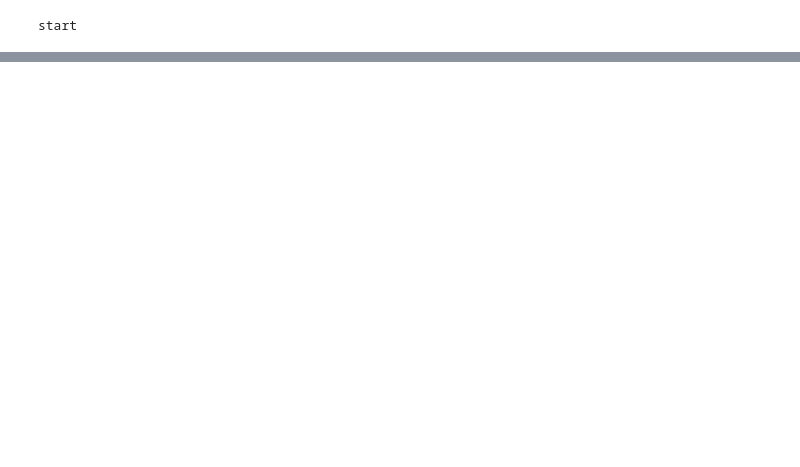
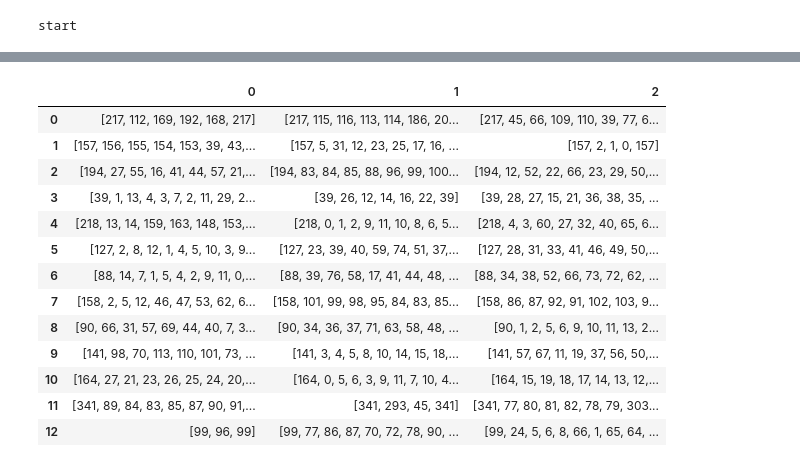
Before and after one commit to hyojaeKwon/aistone-vrp, a Jupyter notebook: stores/vrp_more_data/solving.ipynb, the cells around one changed output, grey strips where cells are left out. Cells and saved outputs as stored; diff of their text form; code cells hidden in the pictures; blank space fills up the shorter version.

```diff
--- a/stores/vrp_more_data/solving.ipynb
+++ b/stores/vrp_more_data/solving.ipynb
@@ -337,2 +204,19 @@ Maximum of the route distances: 0.0m
 # %%
-answerDF = pd.DataFrame(answer)
+answerDF = pd.read_csv('allDF')
+# %%
+answerDF
+# %% [output]
+|  | 0 | 1 | 2 |
+| 0 | [217, 112, 169, 192, 168, 217] | [217, 115, 116, 113, 114, 186, 20... | [217, 45, 66, 109, 110, 39, 77, 6... |
+| 1 | [157, 156, 155, 154, 153, 39, 43,... | [157, 5, 31, 12, 23, 25, 17, 16, ... | [157, 2, 1, 0, 157] |
+| 2 | [194, 27, 55, 16, 41, 44, 57, 21,... | [194, 83, 84, 85, 88, 96, 99, 100... | [194, 12, 52, 22, 66, 23, 29, 50,... |
+| 3 | [39, 1, 13, 4, 3, 7, 2, 11, 29, 2... | [39, 26, 12, 14, 16, 22, 39] | [39, 28, 27, 15, 21, 36, 38, 35, ... |
+| 4 | [218, 13, 14, 159, 163, 148, 153,... | [218, 0, 1, 2, 9, 11, 10, 8, 6, 5... | [218, 4, 3, 60, 27, 32, 40, 65, 6... |
+| 5 | [127, 2, 8, 12, 1, 4, 5, 10, 3, 9... | [127, 23, 39, 40, 59, 74, 51, 37,... | [127, 28, 31, 33, 41, 46, 49, 50,... |
+| 6 | [88, 14, 7, 1, 5, 4, 2, 9, 11, 0,... | [88, 39, 76, 58, 17, 41, 44, 48, ... | [88, 34, 38, 52, 66, 73, 72, 62, ... |
+| 7 | [158, 2, 5, 12, 46, 47, 53, 62, 6... | [158, 101, 99, 98, 95, 84, 83, 85... | [158, 86, 87, 92, 91, 102, 103, 9... |
+| 8 | [90, 66, 31, 57, 69, 44, 40, 7, 3... | [90, 34, 36, 37, 71, 63, 58, 48, ... | [90, 1, 2, 5, 6, 9, 10, 11, 13, 2... |
+| 9 | [141, 98, 70, 113, 110, 101, 73, ... | [141, 3, 4, 5, 8, 10, 14, 15, 18,... | [141, 57, 67, 11, 19, 37, 56, 50,... |
+| 10 | [164, 27, 21, 23, 26, 25, 24, 20,... | [164, 0, 5, 6, 3, 9, 11, 7, 10, 4... | [164, 15, 19, 18, 17, 14, 13, 12,... |
+| 11 | [341, 89, 84, 83, 85, 87, 90, 91,... | [341, 293, 45, 341] | [341, 77, 80, 81, 82, 78, 79, 303... |
+| 12 | [99, 96, 99] | [99, 77, 86, 87, 70, 72, 78, 90, ... | [99, 24, 5, 6, 8, 66, 1, 65, 64, ... |
```
Also changed, not shown: parts of 7 cells of this notebook, 1 other file.
